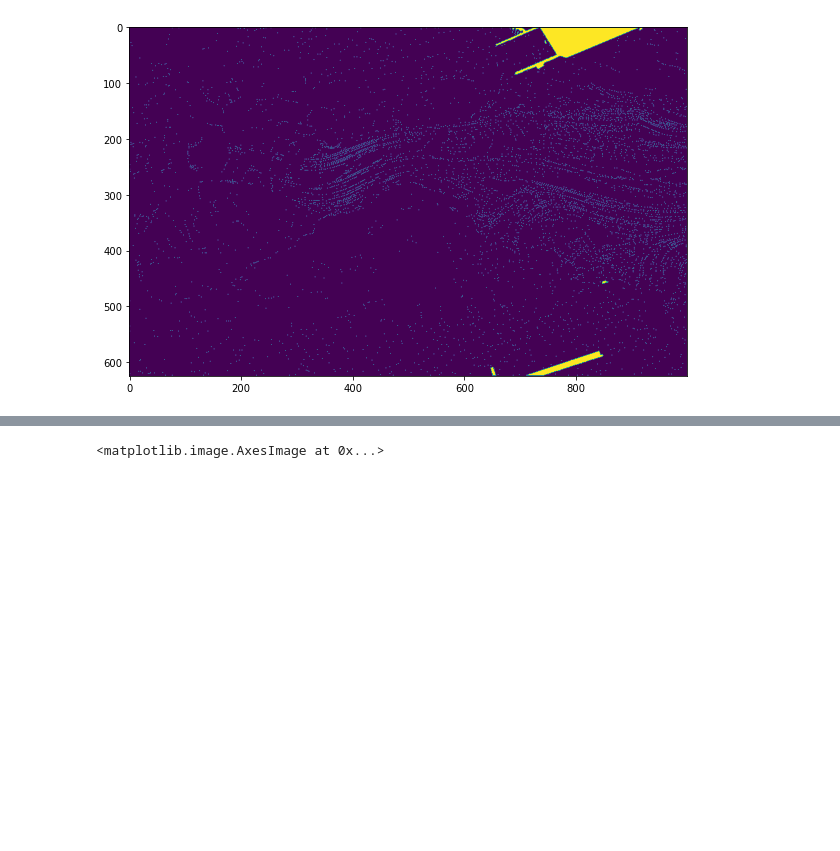
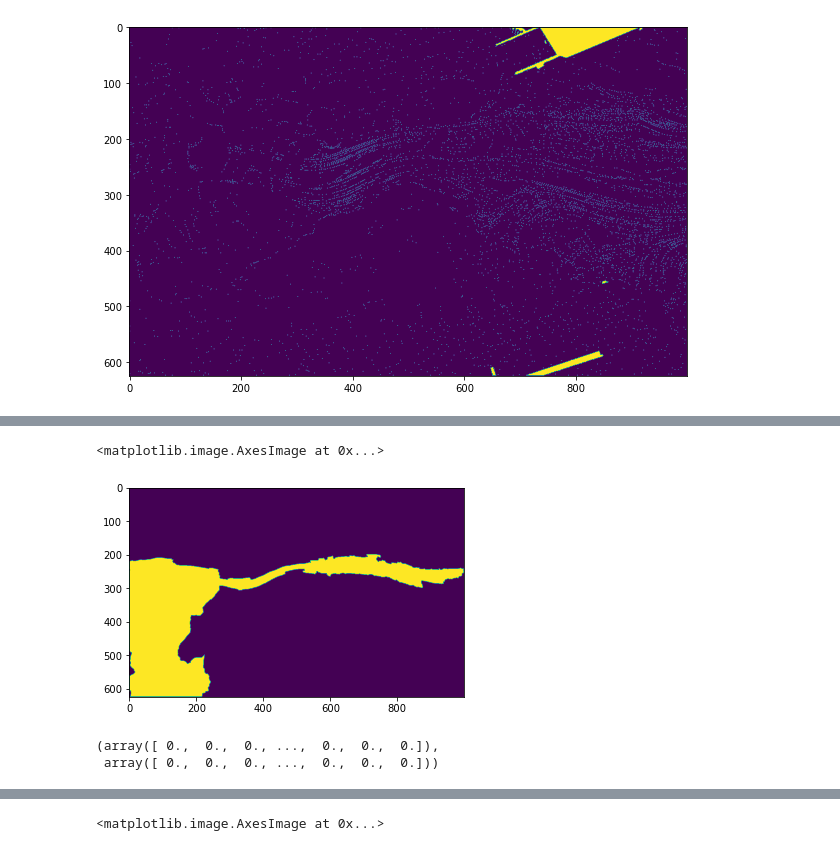
Before and after one commit to ldeo-glaciology/REMAWaterRouting, a Jupyter notebook: drainagebasins_landlab.ipynb, the cells around one changed output, grey strips where cells are left out. Drawn from its saved outputs; the diff is of its cells as text; code cells hidden in the pictures; blank space fills up the shorter version.

```diff
--- a/drainagebasins_landlab.ipynb
+++ b/drainagebasins_landlab.ipynb
@@ -152,0 +181,5 @@ plt.imshow(ws.reshape(dem.shape))
+# %%
+plt.imshow(DB==1403)
+# %% [output]
+<matplotlib.image.AxesImage at 0x...>
+[figure, added]
@@ -152,0 +191,5 @@ plt.imshow(ws.reshape(dem.shape))
+# %%
+fa2.accumulate_flow()
+# %% [output]
+(array([ 0.,  0.,  0., ...,  0.,  0.,  0.]),
+ array([ 0.,  0.,  0., ...,  0.,  0.,  0.]))
```
Also changed, not shown: parts of 16 cells of this notebook, 7 other files.
